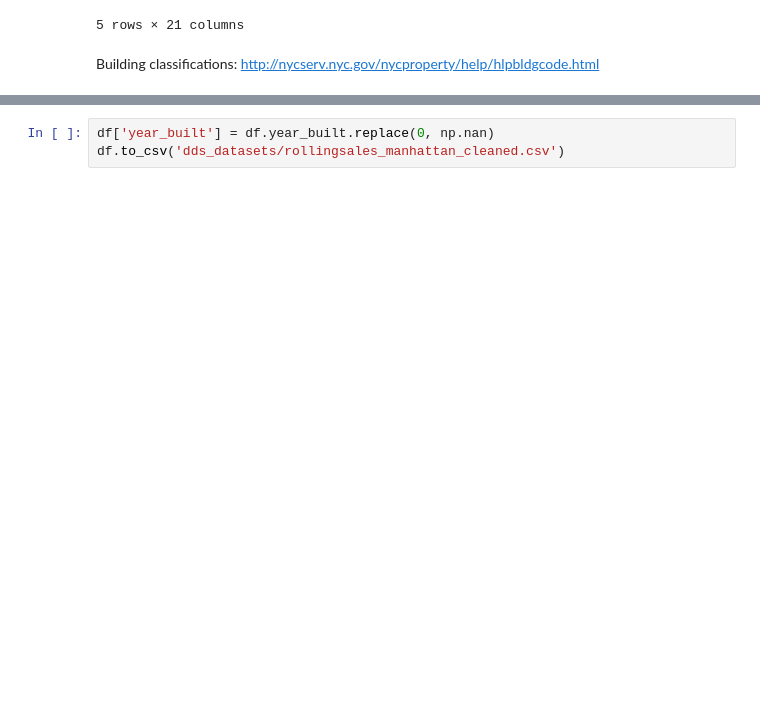
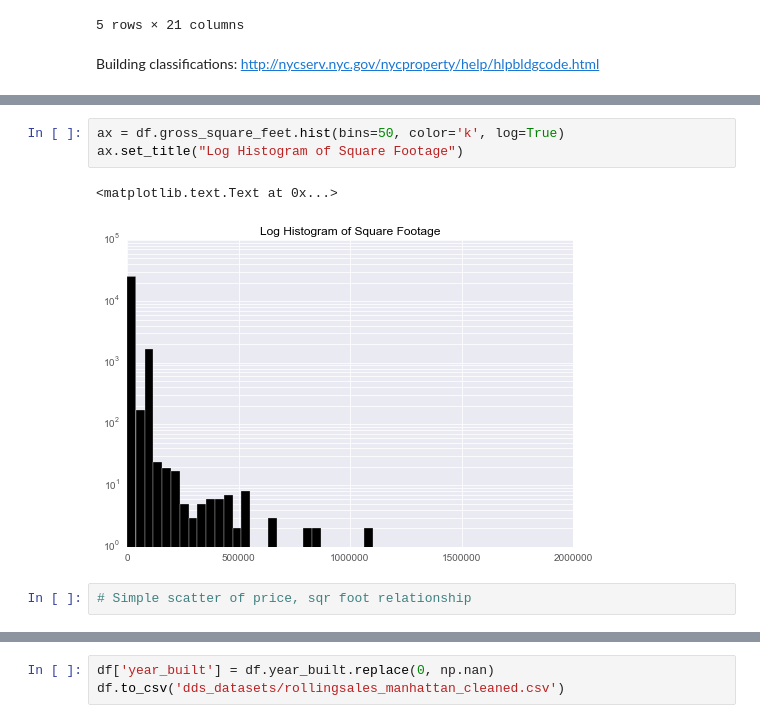
Before and after one commit to TomAugspurger/doing_data_science, a Jupyter notebook: Chapter 02 -- RealDirect Data Strategy.ipynb, the cells around one changed output, grey strips where cells are left out. Cells and saved outputs as stored; diff of their text form; blank space fills up the shorter version.

```diff
--- a/Chapter 02 -- RealDirect Data Strategy.ipynb
+++ b/Chapter 02 -- RealDirect Data Strategy.ipynb
@@ -49,0 +105,8 @@ df = df.rename(columns=lambda x: x.replace('\n', '').replace('-', '_').replace('
+# %%
+ax = df.gross_square_feet.hist(bins=50, color='k', log=True)
+ax.set_title("Log Histogram of Square Footage")
+# %% [output]
+<matplotlib.text.Text at 0x...>
+[figure, added]
+# %%
+# Simple scatter of price, sqr foot relationship
```
Also changed, not shown: parts of 12 cells of this notebook, 1 other file.
